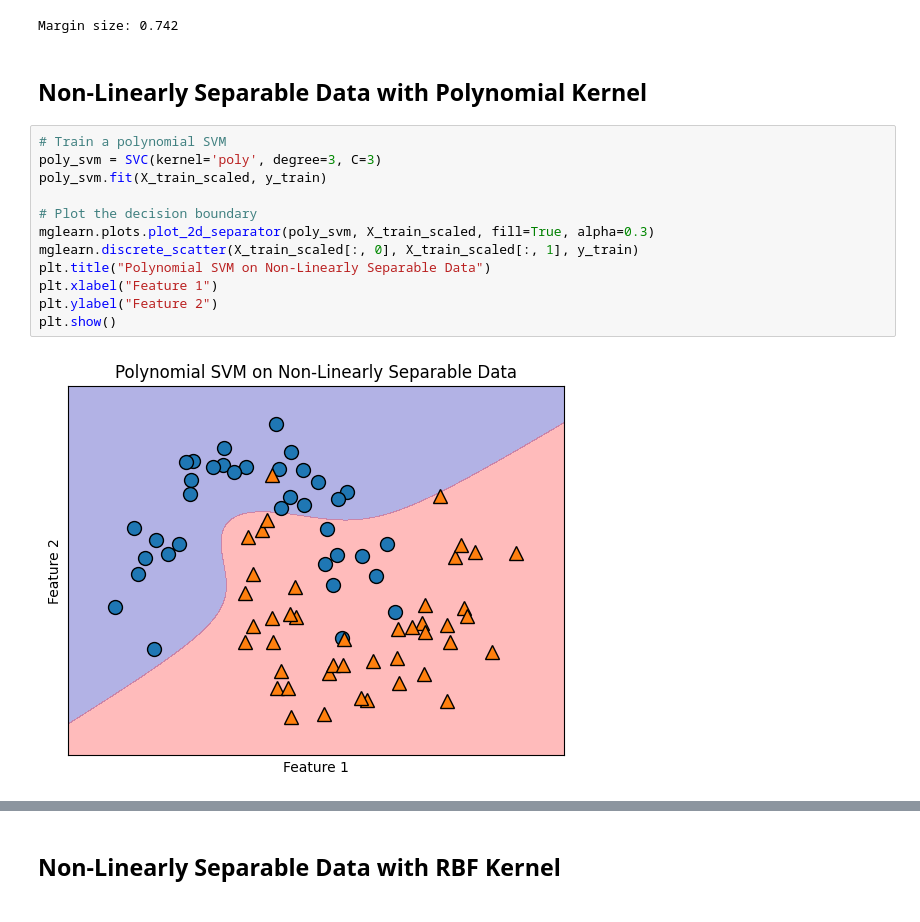
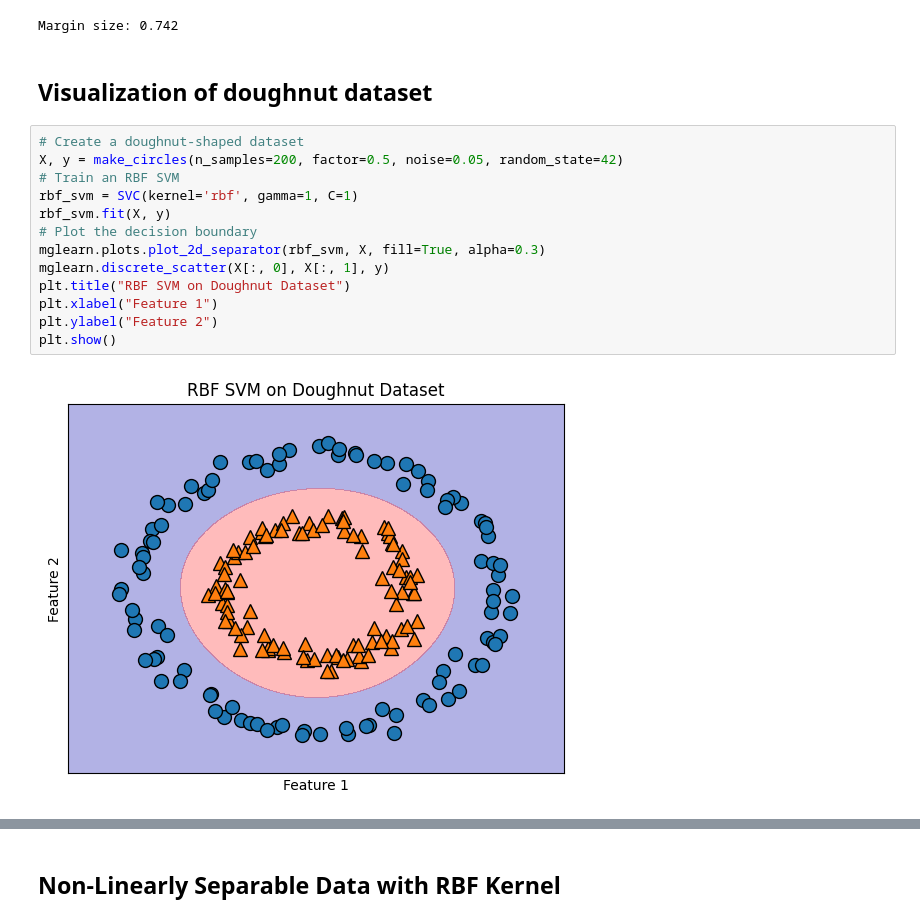
Before and after one commit to 304125/MAL1_S26, a Jupyter notebook: 08_Support_Vector_Machines/support_vector_machines_examples.ipynb, the cells around one changed output, grey strips where cells are left out. Cells and saved outputs as stored; diff of their text form.

```diff
--- a/08_Support_Vector_Machines/support_vector_machines_examples.ipynb
+++ b/08_Support_Vector_Machines/support_vector_machines_examples.ipynb
@@ -76,19 +111,20 @@ margin = 1 / np.sqrt(np.sum(w ** 2))
 print(f"Margin size: {margin:.3f}")
 # %% [output]
 Margin size: 0.742
-# %% [markdown]
-## Non-Linearly Separable Data with Polynomial Kernel
-# %%
-# Train a polynomial SVM
-poly_svm = SVC(kernel='poly', degree=3, C=3)
-poly_svm.fit(X_train_scaled, y_train)
-
-# Plot the decision boundary
-mglearn.plots.plot_2d_separator(poly_svm, X_train_scaled, fill=True, alpha=0.3)
-mglearn.discrete_scatter(X_train_scaled[:, 0], X_train_scaled[:, 1], y_train)
-plt.title("Polynomial SVM on Non-Linearly Separable Data")
-plt.xlabel("Feature 1")
-plt.ylabel("Feature 2")
-plt.show()
-# %% [output]
-[figure, removed]
+# %% [markdown]
+## Visualization of doughnut dataset
+# %%
+# Create a doughnut-shaped dataset
+X, y = make_circles(n_samples=200, factor=0.5, noise=0.05, random_state=42)
+# Train an RBF SVM
+rbf_svm = SVC(kernel='rbf', gamma=1, C=1)
+rbf_svm.fit(X, y)
+# Plot the decision boundary
+mglearn.plots.plot_2d_separator(rbf_svm, X, fill=True, alpha=0.3)
+mglearn.discrete_scatter(X[:, 0], X[:, 1], y)
+plt.title("RBF SVM on Doughnut Dataset")
+plt.xlabel("Feature 1")
+plt.ylabel("Feature 2")
+plt.show()
+# %% [output]
+[figure, added]
```
Also changed, not shown: parts of 11 cells of this notebook.
